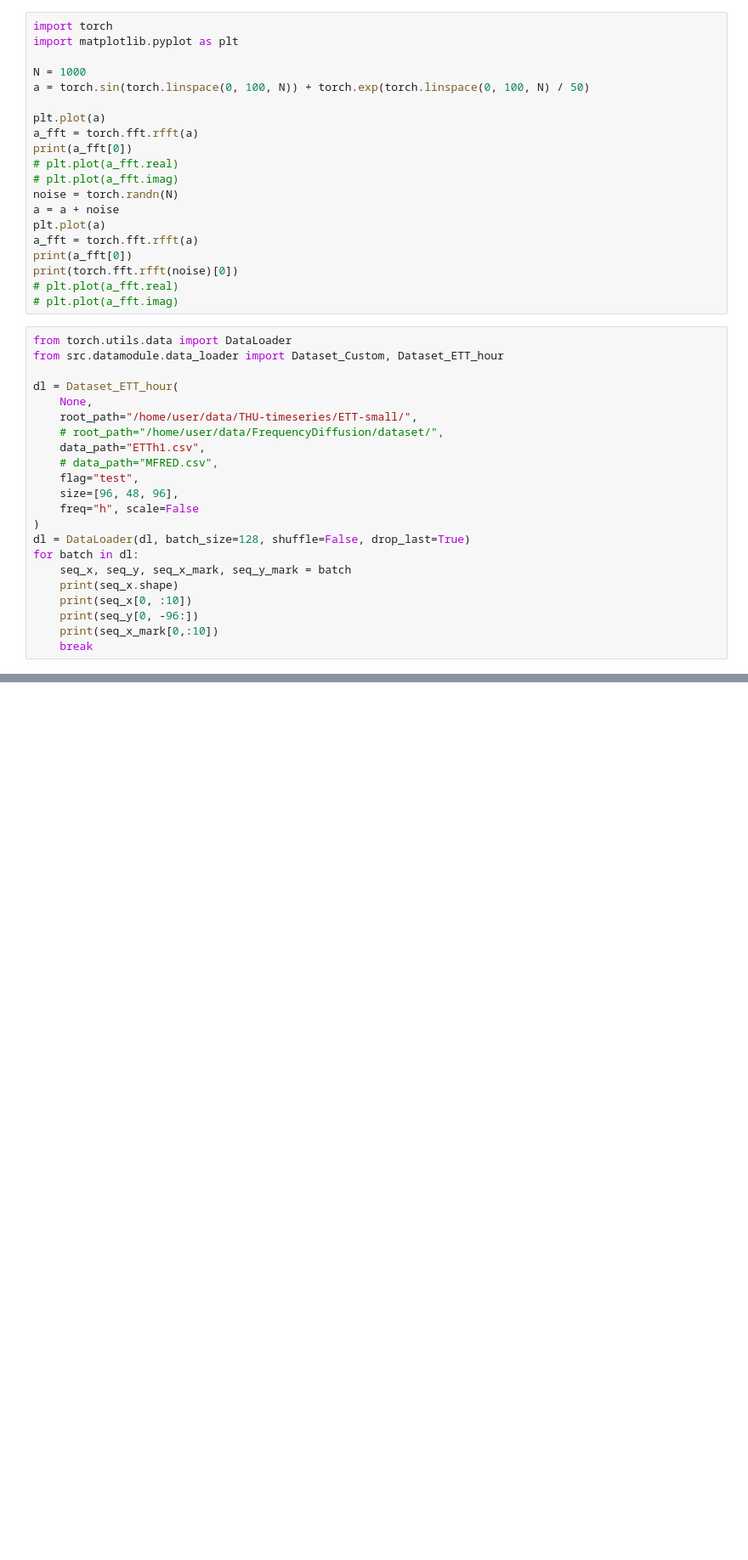
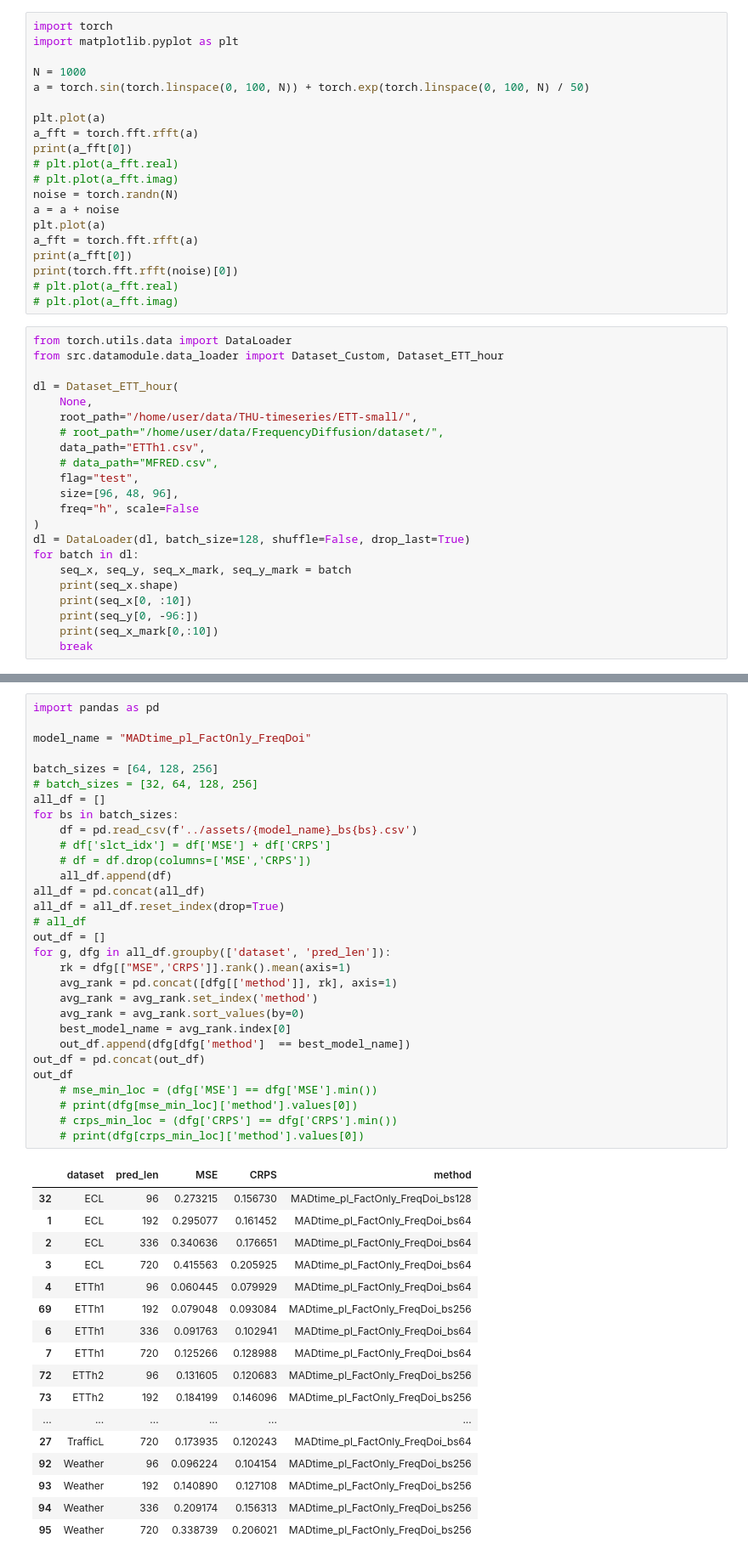
Before and after one commit to WillWang1113/Moving-Average-Diffusion, a Jupyter notebook: notebooks/test.ipynb, the cells around one changed output, grey strips where cells are left out. Shown at 85% size. Cells and saved outputs as stored; diff of their text form; blank space fills up the shorter version.

```diff
--- a/notebooks/test.ipynb
+++ b/notebooks/test.ipynb
@@ -311,0 +274,48 @@ b_prime = (b - b.mean()) / b.std()
+# %%
+import pandas as pd
+
+model_name = "MADtime_pl_FactOnly_FreqDoi"
+
+batch_sizes = [64, 128, 256]
+# batch_sizes = [32, 64, 128, 256]
+all_df = []
+for bs in batch_sizes:
+    df = pd.read_csv(f'../assets/{model_name}_bs{bs}.csv')
+    # df['slct_idx'] = df['MSE'] + df['CRPS']
+    # df = df.drop(columns=['MSE','CRPS'])
+    all_df.append(df)
+all_df = pd.concat(all_df)
+all_df = all_df.reset_index(drop=True)
+# all_df
+out_df = []
+for g, dfg in all_df.groupby(['dataset', 'pred_len']):
+    rk = dfg[["MSE",'CRPS']].rank().mean(axis=1)
+    avg_rank = pd.concat([dfg[['method']], rk], axis=1)
+    avg_rank = avg_rank.set_index('method')
+    avg_rank = avg_rank.sort_values(by=0)
+    best_model_name = avg_rank.index[0]
+    out_df.append(dfg[dfg['method']  == best_model_name])
+out_df = pd.concat(out_df)
+out_df
+    # mse_min_loc = (dfg['MSE'] == dfg['MSE'].min())
+    # print(dfg[mse_min_loc]['method'].values[0])
+    # crps_min_loc = (dfg['CRPS'] == dfg['CRPS'].min())
+    # print(dfg[crps_min_loc]['method'].values[0])
+# %% [output]
+|  | dataset | pred_len | MSE | CRPS | method |
+| 32 | ECL | 96 | 0.273215 | 0.156730 | MADtime_pl_FactOnly_FreqDoi_bs128 |
+| 1 | ECL | 192 | 0.295077 | 0.161452 | MADtime_pl_FactOnly_FreqDoi_bs64 |
+| 2 | ECL | 336 | 0.340636 | 0.176651 | MADtime_pl_FactOnly_FreqDoi_bs64 |
+| 3 | ECL | 720 | 0.415563 | 0.205925 | MADtime_pl_FactOnly_FreqDoi_bs64 |
+| 4 | ETTh1 | 96 | 0.060445 | 0.079929 | MADtime_pl_FactOnly_FreqDoi_bs64 |
+| 69 | ETTh1 | 192 | 0.079048 | 0.093084 | MADtime_pl_FactOnly_FreqDoi_bs256 |
+| 6 | ETTh1 | 336 | 0.091763 | 0.102941 | MADtime_pl_FactOnly_FreqDoi_bs64 |
+| 7 | ETTh1 | 720 | 0.125266 | 0.128988 | MADtime_pl_FactOnly_FreqDoi_bs64 |
+| 72 | ETTh2 | 96 | 0.131605 | 0.120683 | MADtime_pl_FactOnly_FreqDoi_bs256 |
+| 73 | ETTh2 | 192 | 0.184199 | 0.146096 | MADtime_pl_FactOnly_FreqDoi_bs256 |
+| ... | ... | ... | ... | ... | ... |
+| 27 | TrafficL | 720 | 0.173935 | 0.120243 | MADtime_pl_FactOnly_FreqDoi_bs64 |
+| 92 | Weather | 96 | 0.096224 | 0.104154 | MADtime_pl_FactOnly_FreqDoi_bs256 |
+| 93 | Weather | 192 | 0.140890 | 0.127108 | MADtime_pl_FactOnly_FreqDoi_bs256 |
+| 94 | Weather | 336 | 0.209174 | 0.156313 | MADtime_pl_FactOnly_FreqDoi_bs256 |
+| 95 | Weather | 720 | 0.338739 | 0.206021 | MADtime_pl_FactOnly_FreqDoi_bs256 |
```
Also changed, not shown: parts of 11 cells of this notebook, 24 other files.
